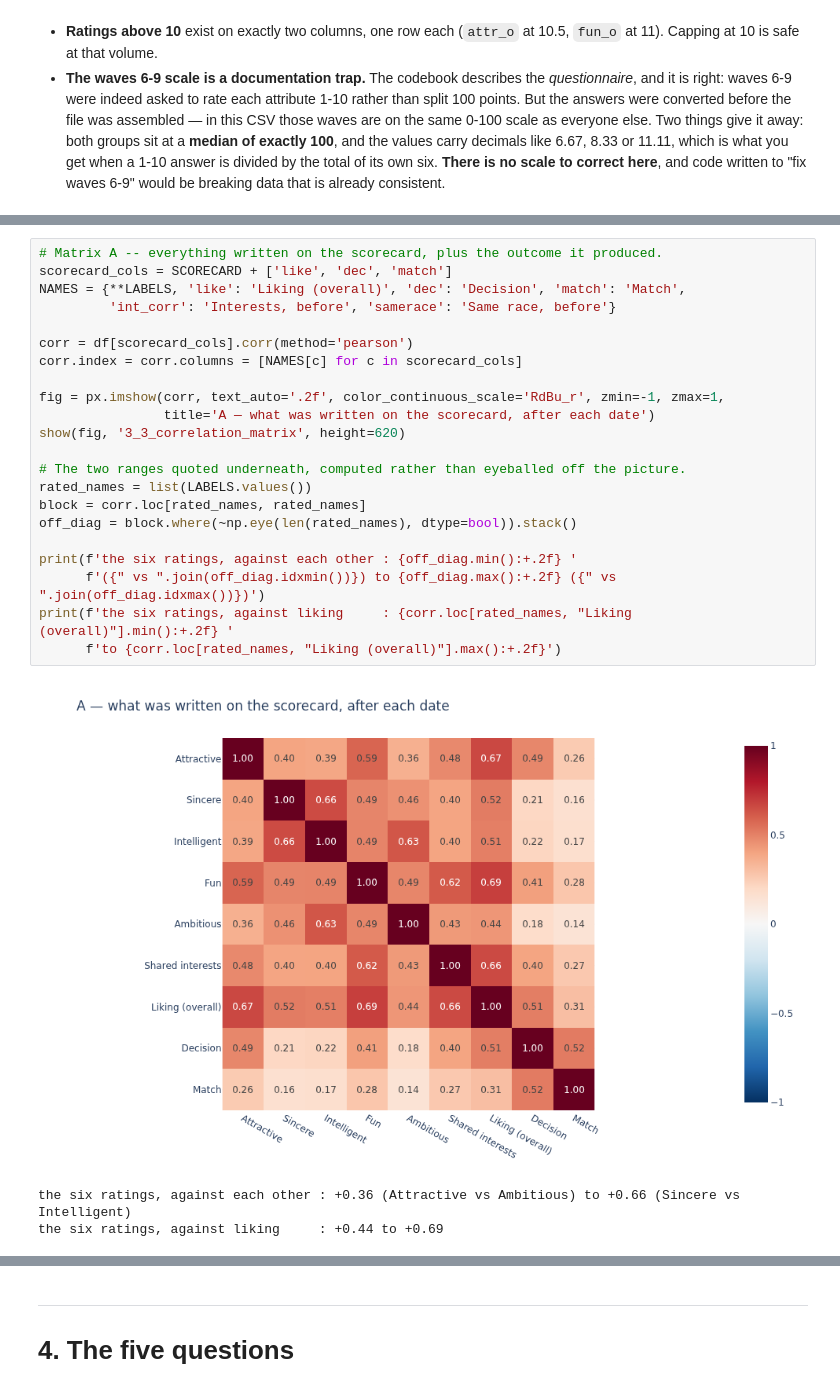
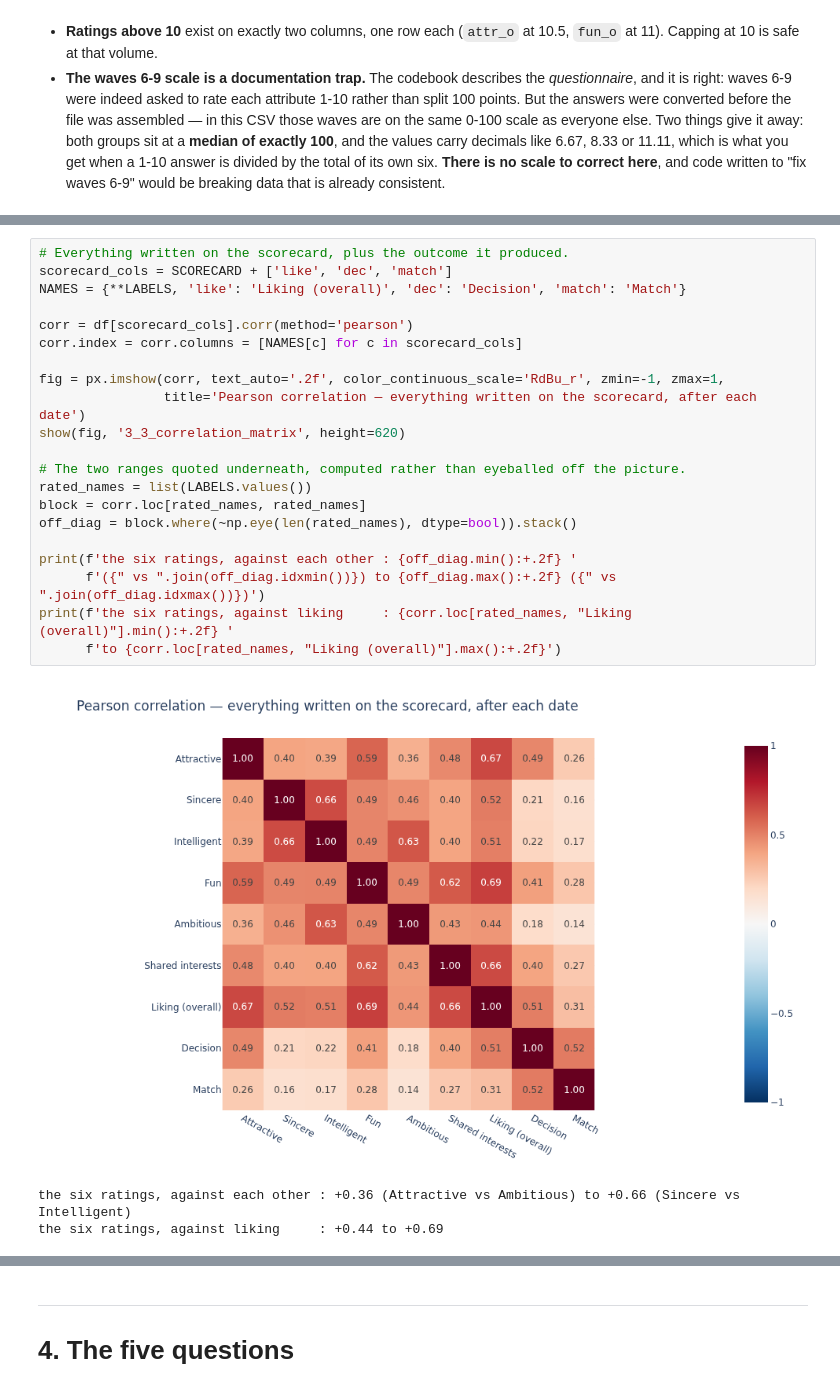
Before and after one commit to paezxavi/jedha_tinder_project, a Jupyter notebook: tinder_project.ipynb, the cells around one changed output, grey strips where cells are left out. Cells and saved outputs as stored; diff of their text form.

```diff
--- a/tinder_project.ipynb
+++ b/tinder_project.ipynb
@@ -445,27 +441,26 @@ The first matrix is below. The second follows it, and it is the one question 3 r
 # %%
-# Matrix A -- everything written on the scorecard, plus the outcome it produced.
+# Everything written on the scorecard, plus the outcome it produced.
 scorecard_cols = SCORECARD + ['like', 'dec', 'match']
-NAMES = {**LABELS, 'like': 'Liking (overall)', 'dec': 'Decision', 'match': 'Match',
-         'int_corr': 'Interests, before', 'samerace': 'Same race, before'}
+NAMES = {**LABELS, 'like': 'Liking (overall)', 'dec': 'Decision', 'match': 'Match'}
 
 corr = df[scorecard_cols].corr(method='pearson')
 corr.index = corr.columns = [NAMES[c] for c in scorecard_cols]
 
 fig = px.imshow(corr, text_auto='.2f', color_continuous_scale='RdBu_r', zmin=-1, zmax=1,
-                title='A — what was written on the scorecard, after each date')
+                title='Pearson correlation — everything written on the scorecard, after each date')
 show(fig, '3_3_correlation_matrix', height=620)
 
 # The two ranges quoted underneath, computed rather than eyeballed off the picture.
 rated_names = list(LABELS.values())
 block = corr.loc[rated_names, rated_names]
 off_diag = block.where(~np.eye(len(rated_names), dtype=bool)).stack()
 
 print(f'the six ratings, against each other : {off_diag.min():+.2f} '
       f'({" vs ".join(off_diag.idxmin())}) to {off_diag.max():+.2f} ({" vs ".join(off_diag.idxmax())})')
 print(f'the six ratings, against liking     : {corr.loc[rated_names, "Liking (overall)"].min():+.2f} '
       f'to {corr.loc[rated_names, "Liking (overall)"].max():+.2f}')
 # %% [output]
-[figure, old version]
+[figure, new version]
 the six ratings, against each other : +0.36 (Attractive vs Ambitious) to +0.66 (Sincere vs Intelligent)
 the six ratings, against liking     : +0.44 to +0.69
 # %% [markdown]
```
Also changed, not shown: parts of 7 cells of this notebook, 2 other files.
